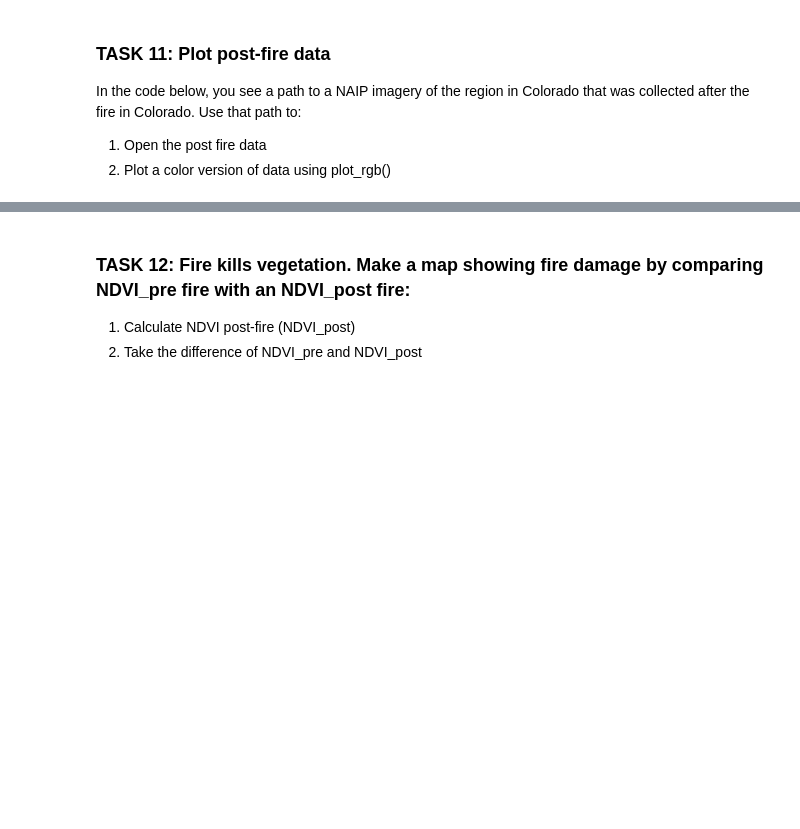
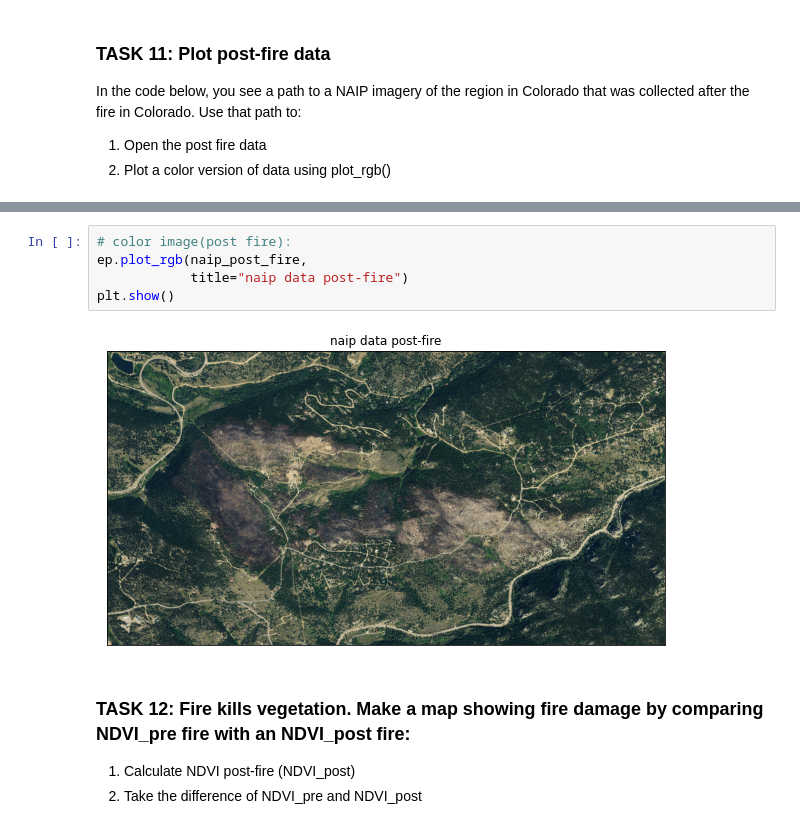
Before and after one commit to nalamry/EnvDatSci22, a Jupyter notebook: CodeSprints/RasterData101.ipynb, the cells around one changed output, grey strips where cells are left out. Drawn from its saved outputs; the diff is of its cells as text; blank space fills up the shorter version.

```diff
--- a/CodeSprints/RasterData101.ipynb
+++ b/CodeSprints/RasterData101.ipynb
@@ -620,3 +679,10 @@ naip_post_fire_path = os.path.join("earthpy-downloads",
+# %%
+# color image(post fire):
+ep.plot_rgb(naip_post_fire,
+            title="naip data post-fire")
+plt.show()
+# %% [output]
+[figure, added]
 # %% [markdown]
 ### TASK 12: Fire kills vegetation. Make a map showing fire damage by comparing NDVI_pre fire with an NDVI_post fire:
 1. Calculate NDVI post-fire (NDVI_post)
```
Also changed, not shown: parts of 12 cells of this notebook.
